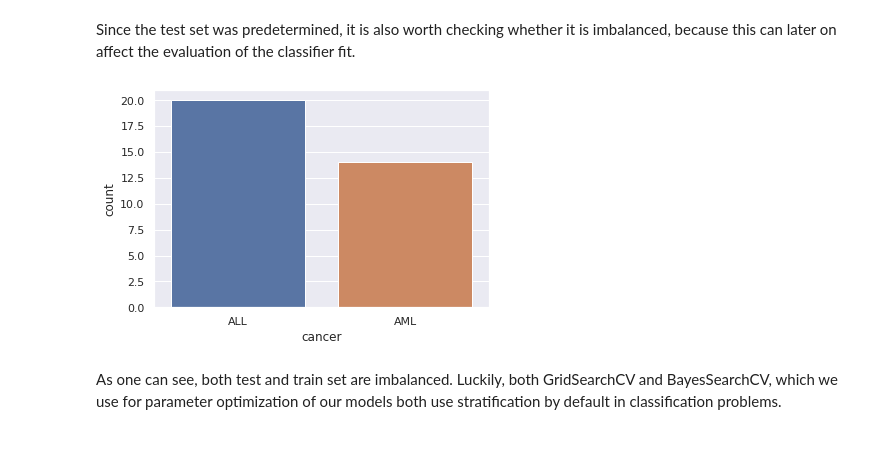
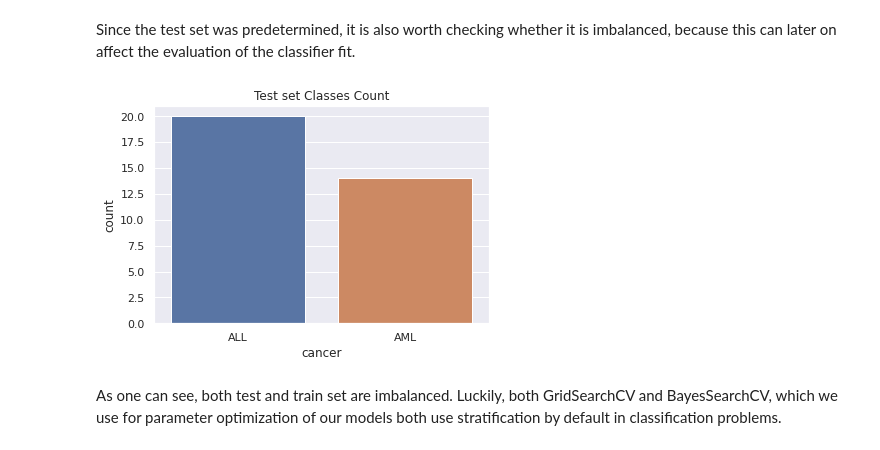
Before and after one commit to rainbowmiha/Acute-Lymphoblastic-and-Acute-Myeloid-Leukemia-Classifier, a Jupyter notebook: ALL_AML_Classification.ipynb, the cells around one changed output. Saved outputs shown, nothing was run; the diff lists cells and outputs as text; code cells hidden in the pictures.

```diff
--- a/ALL_AML_Classification.ipynb
+++ b/ALL_AML_Classification.ipynb
@@ -192,9 +199,9 @@ As one can see, there is a significant imbalance of ALL to AML samples, which co
 Since the test set was predetermined, it is also worth checking whether it is imbalanced, because this can later on affect the evaluation of the classifier fit.
 # %%
 sns.set_theme(style="darkgrid")
-ax = sns.countplot(x="cancer", data=test_labels, order = ["ALL", "AML"])
+ax = sns.countplot(x="cancer", data=test_labels, order = ["ALL", "AML"]).set_title("Test set Classes Count")
 # %% [output]
-[figure, old version]
+[figure, new version]
 # %% [markdown]
 As one can see, both test and train set are imbalanced. Luckily, both GridSearchCV and BayesSearchCV, which we use for parameter optimization of our models both use stratification by default in classification problems.
 # %% [markdown]
```
Also changed, not shown: parts of 4 cells of this notebook.
